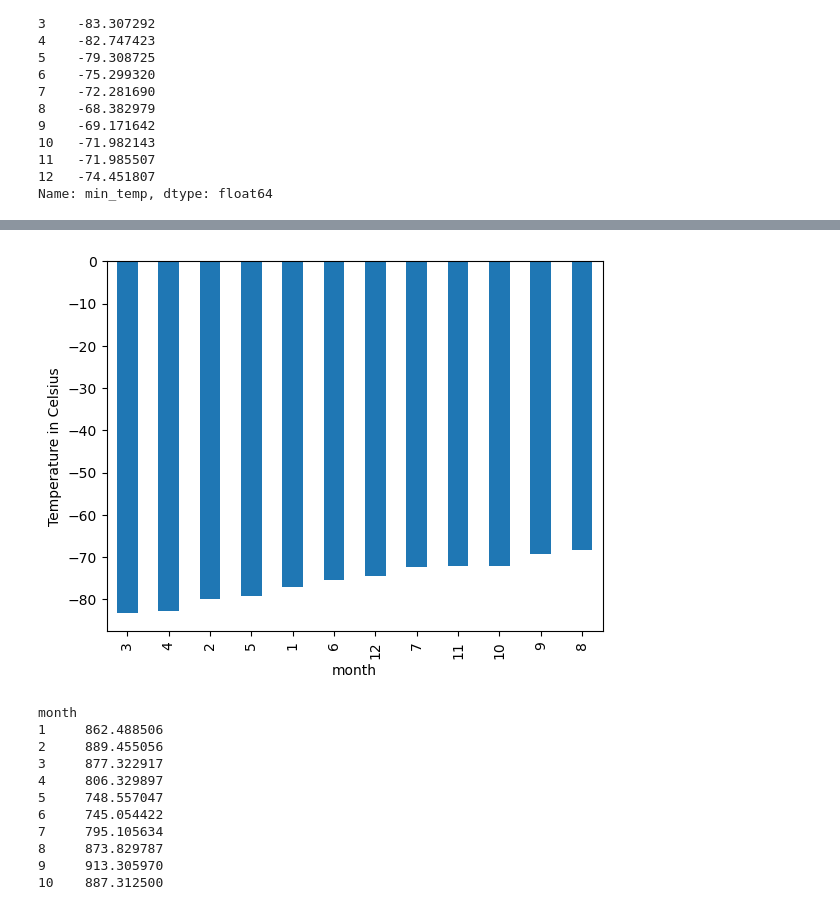
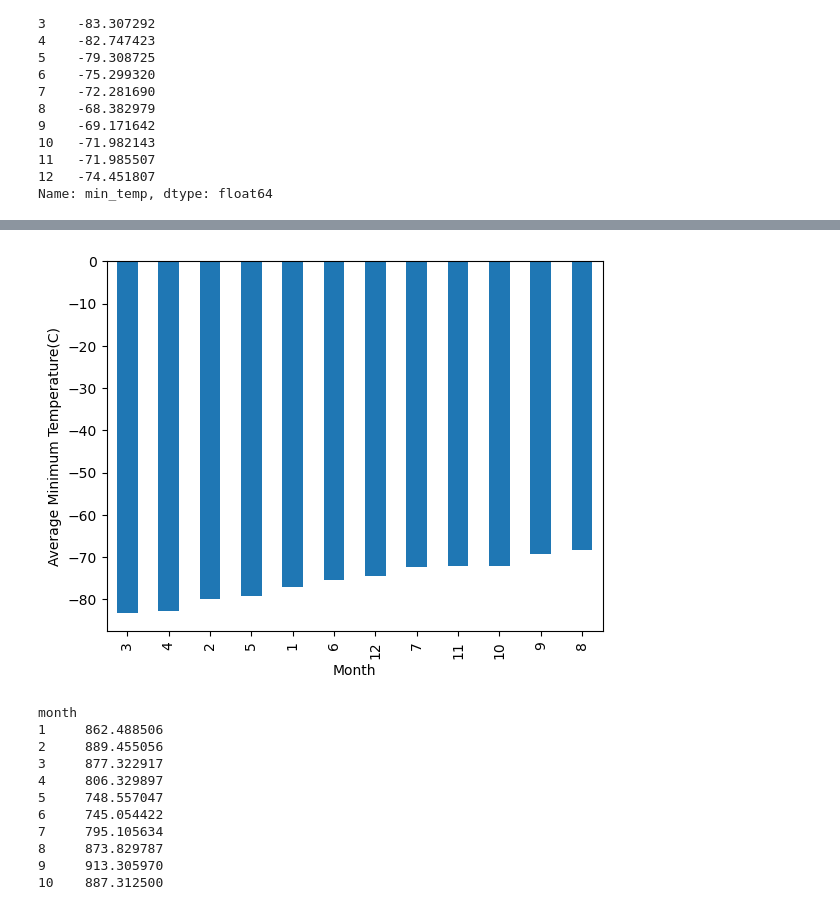
Before and after one commit to AbdullaMashaly/RedPlanetCrawler, a Jupyter notebook: mars_weather.ipynb, the cells around one changed output, grey strips where cells are left out. Cells and saved outputs as stored; diff of their text form; code cells hidden in the pictures.

```diff
--- a/mars_weather.ipynb
+++ b/mars_weather.ipynb
@@ -90,5 +91,11 @@ pressure            object
 dtype: object
 # %%
 # Change data types for data analysis
+mars_df = mars_df.astype({"terrestrial_date" : "datetime64[ns]",
+                "sol" : "int64",
+                "ls" : "int64",
+                "month" : "int64",
+                "min_temp" : "float64",
+                "pressure" : "float64"})
 # %%
 # Confirm type changes were successful by examining data types again
@@ -139,6 +149,8 @@ Name: month, dtype: int64
 1867
 # %%
 # 3. What is the average low temperature by month?
+low_tempratures = mars_df.groupby("month")['min_temp'].mean()
+low_tempratures
 # %% [output]
 month
 1    -77.160920
@@ -161,7 +178,12 @@ Name: min_temp, dtype: float64
 # %%
 # Identify the coldest and hottest months in Curiosity's location
+low_tempratures_sorted = low_tempratures.sort_values(ascending=True)
+low_tempratures_sorted.plot.bar()
+plt.xlabel("Month")
+plt.ylabel("Average Minimum Temperature(C)")
+plt.show()
 # %% [output]
-[figure, old version]
+[figure, new version]
 # %%
 # 4. Average pressure by Martian month
 # %% [output]
```
Also changed, not shown: parts of 6 cells of this notebook.
